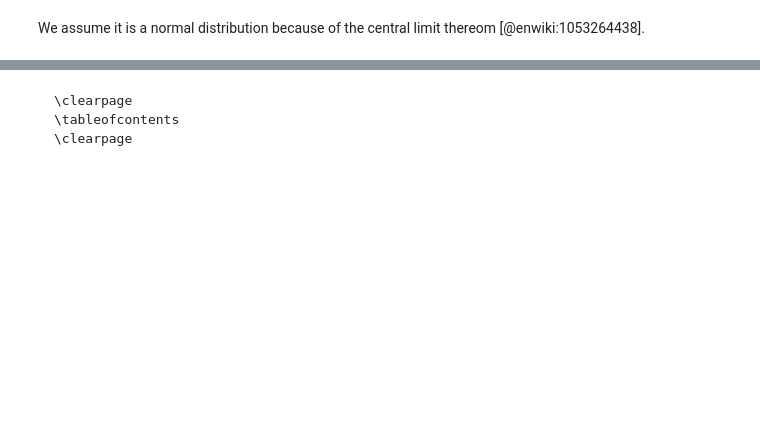
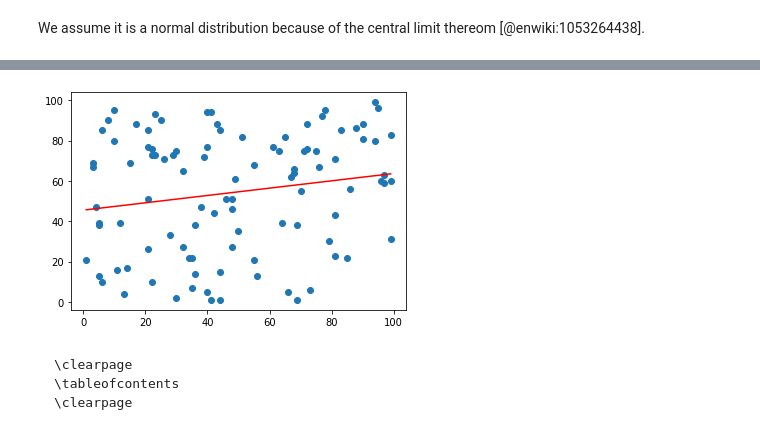
Before and after one commit to mbund/jpn-to-pdf, a Jupyter notebook: paper.ipynb, the cells around one changed output, grey strips where cells are left out. Saved outputs shown, nothing was run; the diff lists cells and outputs as text; code cells hidden in the pictures; blank space fills up the shorter version.

````diff
--- a/paper.ipynb
+++ b/paper.ipynb
@@ -33,3 +46,19 @@ We assume it is a normal distribution because of the central limit thereom [@enw
+# %%
+%figure "Linear regression"
+
+x = np.random.randint(1, 100, 100)
+y = np.random.randint(1, 100, 100)
+model = np.polyfit(x, y, 1)
+predict = np.poly1d(model)
+
+x_line = range(1, 100)
+y_line = predict(x_line)
+
+plt.scatter(x, y)
+plt.plot(x_line, y_line, c = "r")
+plt.show()
+# %% [output]
+[figure, added]
 # %% [markdown]
 ```{=latex}
 \clearpage
````
Also changed, not shown: parts of 2 cells of this notebook, 4 other files.
